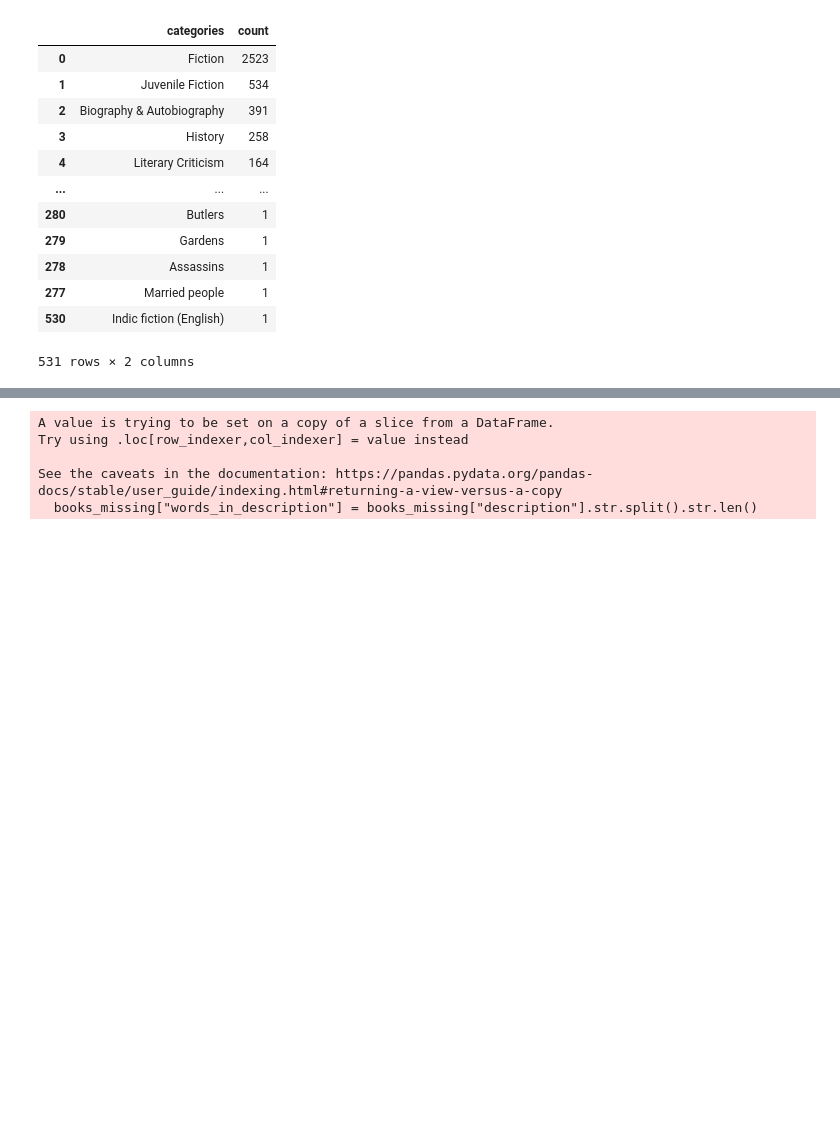
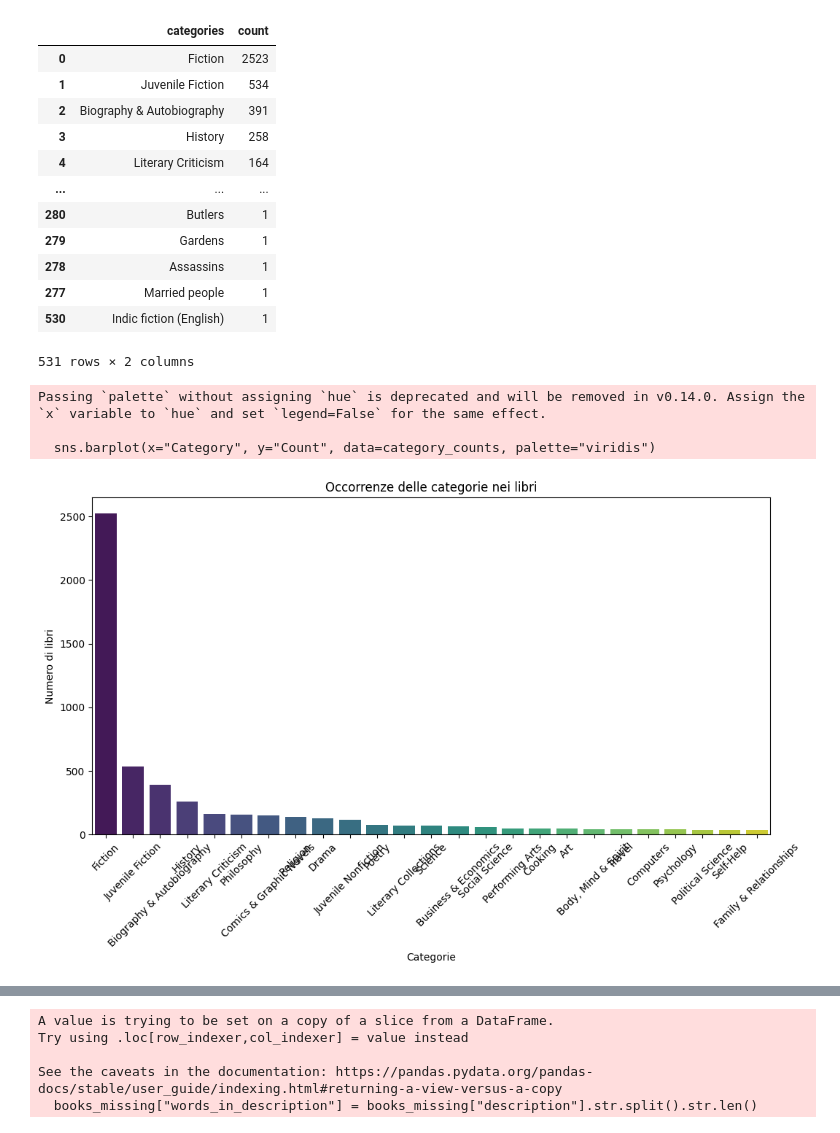
Before and after one commit to francesca452/nlp-book-recommender, a Jupyter notebook: data-exploration.ipynb, the cells around one changed output, grey strips where cells are left out. Saved outputs shown, nothing was run; the diff lists cells and outputs as text; code cells hidden in the pictures; blank space fills up the shorter version.

Commit message:
modifiche ai commenti di data_exploration

```diff
--- a/data-exploration.ipynb
+++ b/data-exploration.ipynb
@@ -343,4 +318,24 @@ books_missing["categories"].value_counts().reset_index().sort_values("count", as
 | 277 | Married people | 1 |
 | 530 | Indic fiction (English) | 1 |
 531 rows × 2 columns
+# %%
+# Occorrenza delle prime 25 categorie
+category_counts = books_missing["categories"].value_counts().head(25).reset_index()
+category_counts.columns = ["Category", "Count"]
+
+# Creazione del grafico a barre
+plt.figure(figsize=(12,6))
+sns.barplot(x="Category", y="Count", data=category_counts, palette="viridis")
+
+plt.title("Occorrenze delle categorie nei libri")
+plt.xlabel("Categorie")
+plt.ylabel("Numero di libri")
+plt.xticks(rotation=45)
+
+plt.show()
+# %% [output]
+Passing `palette` without assigning `hue` is deprecated and will be removed in v0.14.0. Assign the `x` variable to `hue` and set `legend=False` for the same effect.
+
+  sns.barplot(x="Category", y="Count", data=category_counts, palette="viridis")
+[figure, added]
 # %%
```
Also changed, not shown: parts of 55 cells of this notebook.
